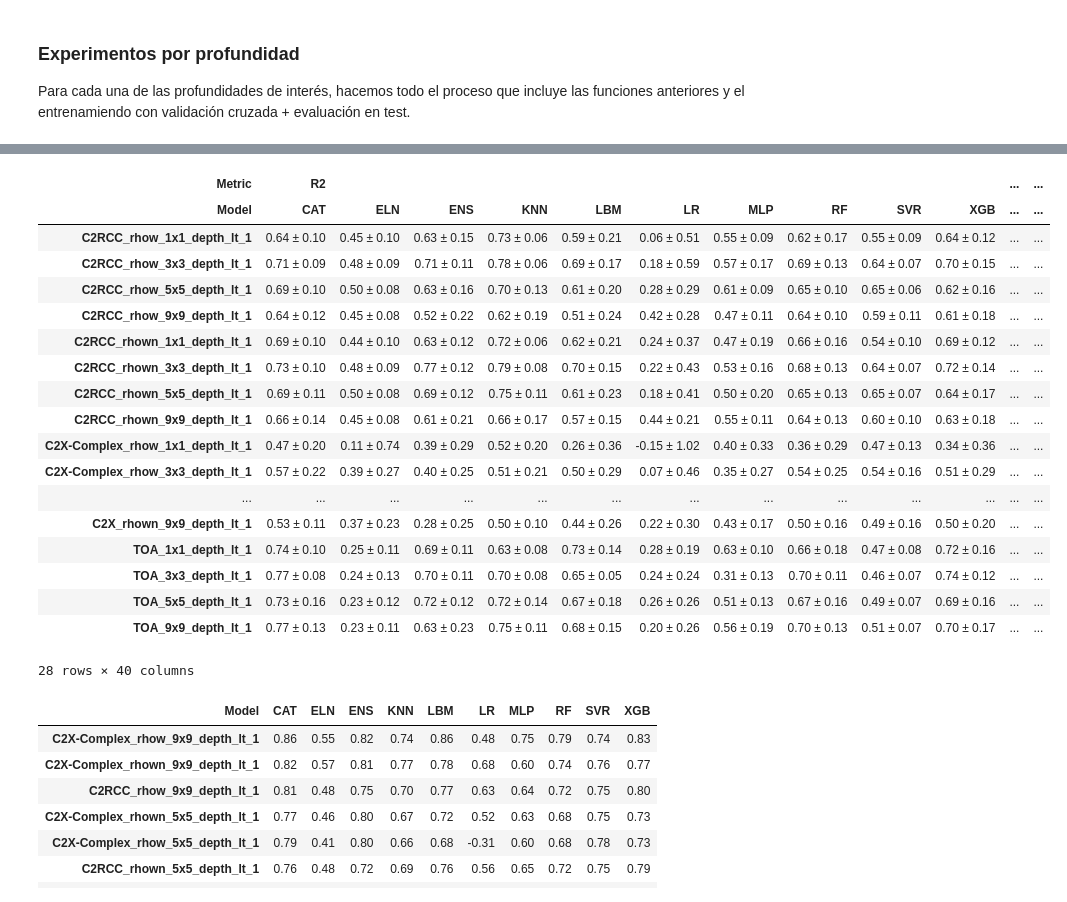
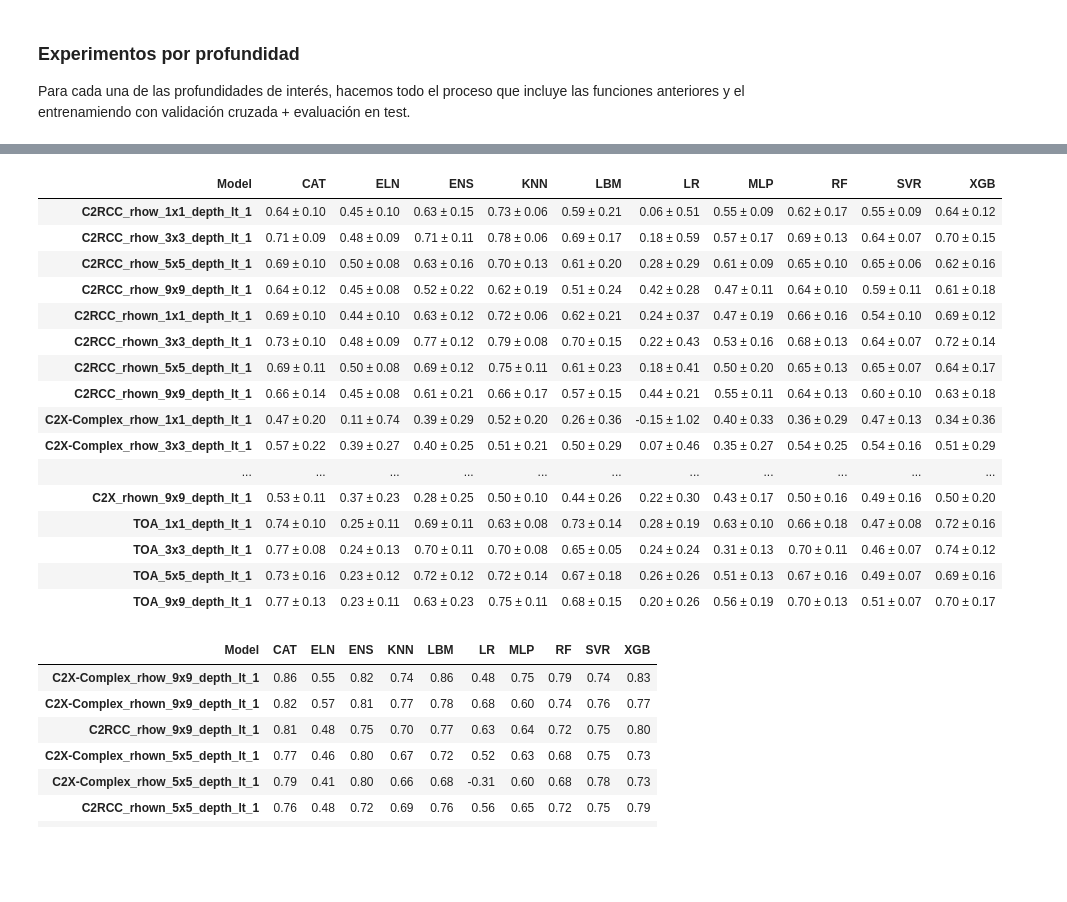
Before and after one commit to Antonio-MI/mar-menor-chl, a Jupyter notebook: Entrenamiento_V3.ipynb, the cells around one changed output, grey strips where cells are left out. Drawn from its saved outputs; the diff is of its cells as text; code cells hidden in the pictures; blank space fills up the shorter version.

Commit message:
resultados entrenamiento cv

```diff
--- a/Entrenamiento_V3.ipynb
+++ b/Entrenamiento_V3.ipynb
@@ -208,14 +208,14 @@ def cross_validation_training(dfs, depth):
         target = "Chl"
 
         # Quitamos esa columna y el indicador de clorofila alta
-        X = train.drop(columns=[target, "High_Chl"])
+        X = train.drop(columns=[target, "High_Chl", "Turbidez"])
         # Para y cogemos solamente Chl
         y = train[target]
         # Para poder hacer StratifiedKFold y tener el mismo número de valores de Chl alta en cada fold
         y_class = train["High_Chl"]
 
         # Definimos X e y para test
-        X_test = test.drop(columns=[target, "High_Chl"])
+        X_test = test.drop(columns=[target, "High_Chl", "Turbidez"])
         y_test = test[target]
 
         # Dicts para guardar las predicciones sobre los conjuntos de validación, las y's correspondientes y los índices que corresponden dentro del loop de folds para el ensemble
@@ -335,7 +335,7 @@ def cross_validation_training(dfs, depth):
 
 Para cada una de las profundidades de interés, hacemos todo el proceso que incluye las funciones anteriores y el entrenamiendo con validación cruzada + evaluación en test.
 # %%
-depths = ["eq_0", "eq_1", "lt_1", "lt_2", "gt_1", "gt_3"]
+depths = ["eq_0", "eq_1", "in_0_1", "in_1_2", "in_2_3", "in_3_4", "gt_4"]
 for depth in depths:
     # Cargamos los csv de los tifs
     path = "saved_files/dataset"
@@ -515,27 +409,25 @@ df_results.columns = pd.MultiIndex.from_tuples(df_results.columns, names=["Metri
 df_results = df_results.sort_index(axis=1, level=0)
 df_results = df_results.sort_index(axis=0)
 # %%
-df_results
+df_results["R2"]
 # %% [output]
-| Metric | R2 |  |  |  |  |  |  |  |  |  | ... | ... |
-| Model | CAT | ELN | ENS | KNN | LBM | LR | MLP | RF | SVR | XGB | ... | ... |
-| C2RCC_rhow_1x1_depth_lt_1 | 0.64 ± 0.10 | 0.45 ± 0.10 | 0.63 ± 0.15 | 0.73 ± 0.06 | 0.59 ± 0.21 | 0.06 ± 0.51 | 0.55 ± 0.09 | 0.62 ± 0.17 | 0.55 ± 0.09 | 0.64 ± 0.12 | ... | ... |
-| C2RCC_rhow_3x3_depth_lt_1 | 0.71 ± 0.09 | 0.48 ± 0.09 | 0.71 ± 0.11 | 0.78 ± 0.06 | 0.69 ± 0.17 | 0.18 ± 0.59 | 0.57 ± 0.17 | 0.69 ± 0.13 | 0.64 ± 0.07 | 0.70 ± 0.15 | ... | ... |
-| C2RCC_rhow_5x5_depth_lt_1 | 0.69 ± 0.10 | 0.50 ± 0.08 | 0.63 ± 0.16 | 0.70 ± 0.13 | 0.61 ± 0.20 | 0.28 ± 0.29 | 0.61 ± 0.09 | 0.65 ± 0.10 | 0.65 ± 0.06 | 0.62 ± 0.16 | ... | ... |
-| C2RCC_rhow_9x9_depth_lt_1 | 0.64 ± 0.12 | 0.45 ± 0.08 | 0.52 ± 0.22 | 0.62 ± 0.19 | 0.51 ± 0.24 | 0.42 ± 0.28 | 0.47 ± 0.11 | 0.64 ± 0.10 | 0.59 ± 0.11 | 0.61 ± 0.18 | ... | ... |
-| C2RCC_rhown_1x1_depth_lt_1 | 0.69 ± 0.10 | 0.44 ± 0.10 | 0.63 ± 0.12 | 0.72 ± 0.06 | 0.62 ± 0.21 | 0.24 ± 0.37 | 0.47 ± 0.19 | 0.66 ± 0.16 | 0.54 ± 0.10 | 0.69 ± 0.12 | ... | ... |
-| C2RCC_rhown_3x3_depth_lt_1 | 0.73 ± 0.10 | 0.48 ± 0.09 | 0.77 ± 0.12 | 0.79 ± 0.08 | 0.70 ± 0.15 | 0.22 ± 0.43 | 0.53 ± 0.16 | 0.68 ± 0.13 | 0.64 ± 0.07 | 0.72 ± 0.14 | ... | ... |
-| C2RCC_rhown_5x5_depth_lt_1 | 0.69 ± 0.11 | 0.50 ± 0.08 | 0.69 ± 0.12 | 0.75 ± 0.11 | 0.61 ± 0.23 | 0.18 ± 0.41 | 0.50 ± 0.20 | 0.65 ± 0.13 | 0.65 ± 0.07 | 0.64 ± 0.17 | ... | ... |
-| C2RCC_rhown_9x9_depth_lt_1 | 0.66 ± 0.14 | 0.45 ± 0.08 | 0.61 ± 0.21 | 0.66 ± 0.17 | 0.57 ± 0.15 | 0.44 ± 0.21 | 0.55 ± 0.11 | 0.64 ± 0.13 | 0.60 ± 0.10 | 0.63 ± 0.18 | ... | ... |
-| C2X-Complex_rhow_1x1_depth_lt_1 | 0.47 ± 0.20 | 0.11 ± 0.74 | 0.39 ± 0.29 | 0.52 ± 0.20 | 0.26 ± 0.36 | -0.15 ± 1.02 | 0.40 ± 0.33 | 0.36 ± 0.29 | 0.47 ± 0.13 | 0.34 ± 0.36 | ... | ... |
-| C2X-Complex_rhow_3x3_depth_lt_1 | 0.57 ± 0.22 | 0.39 ± 0.27 | 0.40 ± 0.25 | 0.51 ± 0.21 | 0.50 ± 0.29 | 0.07 ± 0.46 | 0.35 ± 0.27 | 0.54 ± 0.25 | 0.54 ± 0.16 | 0.51 ± 0.29 | ... | ... |
-| ... | ... | ... | ... | ... | ... | ... | ... | ... | ... | ... | ... | ... |
-| C2X_rhown_9x9_depth_lt_1 | 0.53 ± 0.11 | 0.37 ± 0.23 | 0.28 ± 0.25 | 0.50 ± 0.10 | 0.44 ± 0.26 | 0.22 ± 0.30 | 0.43 ± 0.17 | 0.50 ± 0.16 | 0.49 ± 0.16 | 0.50 ± 0.20 | ... | ... |
-| TOA_1x1_depth_lt_1 | 0.74 ± 0.10 | 0.25 ± 0.11 | 0.69 ± 0.11 | 0.63 ± 0.08 | 0.73 ± 0.14 | 0.28 ± 0.19 | 0.63 ± 0.10 | 0.66 ± 0.18 | 0.47 ± 0.08 | 0.72 ± 0.16 | ... | ... |
-| TOA_3x3_depth_lt_1 | 0.77 ± 0.08 | 0.24 ± 0.13 | 0.70 ± 0.11 | 0.70 ± 0.08 | 0.65 ± 0.05 | 0.24 ± 0.24 | 0.31 ± 0.13 | 0.70 ± 0.11 | 0.46 ± 0.07 | 0.74 ± 0.12 | ... | ... |
-| TOA_5x5_depth_lt_1 | 0.73 ± 0.16 | 0.23 ± 0.12 | 0.72 ± 0.12 | 0.72 ± 0.14 | 0.67 ± 0.18 | 0.26 ± 0.26 | 0.51 ± 0.13 | 0.67 ± 0.16 | 0.49 ± 0.07 | 0.69 ± 0.16 | ... | ... |
-| TOA_9x9_depth_lt_1 | 0.77 ± 0.13 | 0.23 ± 0.11 | 0.63 ± 0.23 | 0.75 ± 0.11 | 0.68 ± 0.15 | 0.20 ± 0.26 | 0.56 ± 0.19 | 0.70 ± 0.13 | 0.51 ± 0.07 | 0.70 ± 0.17 | ... | ... |
+| Model | CAT | ELN | ENS | KNN | LBM | LR | MLP | RF | SVR | XGB |
+| C2RCC_rhow_1x1_depth_lt_1 | 0.64 ± 0.10 | 0.45 ± 0.10 | 0.63 ± 0.15 | 0.73 ± 0.06 | 0.59 ± 0.21 | 0.06 ± 0.51 | 0.55 ± 0.09 | 0.62 ± 0.17 | 0.55 ± 0.09 | 0.64 ± 0.12 |
+| C2RCC_rhow_3x3_depth_lt_1 | 0.71 ± 0.09 | 0.48 ± 0.09 | 0.71 ± 0.11 | 0.78 ± 0.06 | 0.69 ± 0.17 | 0.18 ± 0.59 | 0.57 ± 0.17 | 0.69 ± 0.13 | 0.64 ± 0.07 | 0.70 ± 0.15 |
+| C2RCC_rhow_5x5_depth_lt_1 | 0.69 ± 0.10 | 0.50 ± 0.08 | 0.63 ± 0.16 | 0.70 ± 0.13 | 0.61 ± 0.20 | 0.28 ± 0.29 | 0.61 ± 0.09 | 0.65 ± 0.10 | 0.65 ± 0.06 | 0.62 ± 0.16 |
+| C2RCC_rhow_9x9_depth_lt_1 | 0.64 ± 0.12 | 0.45 ± 0.08 | 0.52 ± 0.22 | 0.62 ± 0.19 | 0.51 ± 0.24 | 0.42 ± 0.28 | 0.47 ± 0.11 | 0.64 ± 0.10 | 0.59 ± 0.11 | 0.61 ± 0.18 |
+| C2RCC_rhown_1x1_depth_lt_1 | 0.69 ± 0.10 | 0.44 ± 0.10 | 0.63 ± 0.12 | 0.72 ± 0.06 | 0.62 ± 0.21 | 0.24 ± 0.37 | 0.47 ± 0.19 | 0.66 ± 0.16 | 0.54 ± 0.10 | 0.69 ± 0.12 |
+| C2RCC_rhown_3x3_depth_lt_1 | 0.73 ± 0.10 | 0.48 ± 0.09 | 0.77 ± 0.12 | 0.79 ± 0.08 | 0.70 ± 0.15 | 0.22 ± 0.43 | 0.53 ± 0.16 | 0.68 ± 0.13 | 0.64 ± 0.07 | 0.72 ± 0.14 |
+| C2RCC_rhown_5x5_depth_lt_1 | 0.69 ± 0.11 | 0.50 ± 0.08 | 0.69 ± 0.12 | 0.75 ± 0.11 | 0.61 ± 0.23 | 0.18 ± 0.41 | 0.50 ± 0.20 | 0.65 ± 0.13 | 0.65 ± 0.07 | 0.64 ± 0.17 |
+| C2RCC_rhown_9x9_depth_lt_1 | 0.66 ± 0.14 | 0.45 ± 0.08 | 0.61 ± 0.21 | 0.66 ± 0.17 | 0.57 ± 0.15 | 0.44 ± 0.21 | 0.55 ± 0.11 | 0.64 ± 0.13 | 0.60 ± 0.10 | 0.63 ± 0.18 |
+| C2X-Complex_rhow_1x1_depth_lt_1 | 0.47 ± 0.20 | 0.11 ± 0.74 | 0.39 ± 0.29 | 0.52 ± 0.20 | 0.26 ± 0.36 | -0.15 ± 1.02 | 0.40 ± 0.33 | 0.36 ± 0.29 | 0.47 ± 0.13 | 0.34 ± 0.36 |
+| C2X-Complex_rhow_3x3_depth_lt_1 | 0.57 ± 0.22 | 0.39 ± 0.27 | 0.40 ± 0.25 | 0.51 ± 0.21 | 0.50 ± 0.29 | 0.07 ± 0.46 | 0.35 ± 0.27 | 0.54 ± 0.25 | 0.54 ± 0.16 | 0.51 ± 0.29 |
+| ... | ... | ... | ... | ... | ... | ... | ... | ... | ... | ... |
+| C2X_rhown_9x9_depth_lt_1 | 0.53 ± 0.11 | 0.37 ± 0.23 | 0.28 ± 0.25 | 0.50 ± 0.10 | 0.44 ± 0.26 | 0.22 ± 0.30 | 0.43 ± 0.17 | 0.50 ± 0.16 | 0.49 ± 0.16 | 0.50 ± 0.20 |
+| TOA_1x1_depth_lt_1 | 0.74 ± 0.10 | 0.25 ± 0.11 | 0.69 ± 0.11 | 0.63 ± 0.08 | 0.73 ± 0.14 | 0.28 ± 0.19 | 0.63 ± 0.10 | 0.66 ± 0.18 | 0.47 ± 0.08 | 0.72 ± 0.16 |
+| TOA_3x3_depth_lt_1 | 0.77 ± 0.08 | 0.24 ± 0.13 | 0.70 ± 0.11 | 0.70 ± 0.08 | 0.65 ± 0.05 | 0.24 ± 0.24 | 0.31 ± 0.13 | 0.70 ± 0.11 | 0.46 ± 0.07 | 0.74 ± 0.12 |
+| TOA_5x5_depth_lt_1 | 0.73 ± 0.16 | 0.23 ± 0.12 | 0.72 ± 0.12 | 0.72 ± 0.14 | 0.67 ± 0.18 | 0.26 ± 0.26 | 0.51 ± 0.13 | 0.67 ± 0.16 | 0.49 ± 0.07 | 0.69 ± 0.16 |
+| TOA_9x9_depth_lt_1 | 0.77 ± 0.13 | 0.23 ± 0.11 | 0.63 ± 0.23 | 0.75 ± 0.11 | 0.68 ± 0.15 | 0.20 ± 0.26 | 0.56 ± 0.19 | 0.70 ± 0.13 | 0.51 ± 0.07 | 0.70 ± 0.17 |
-28 rows × 40 columns
 # %%
 # Asumiendo que tu DataFrame se llama df_results
 df_sorted = df_results["R2 test"].copy()
```
Also changed, not shown: parts of 4 cells of this notebook, 51 other files.
